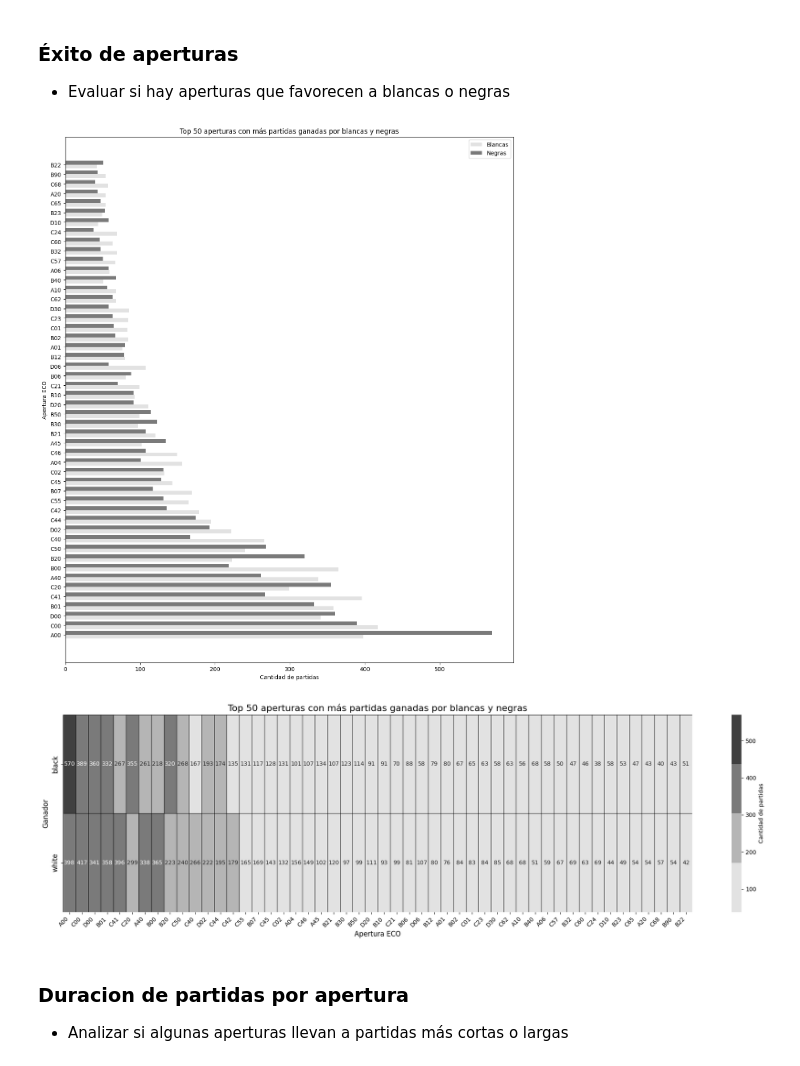
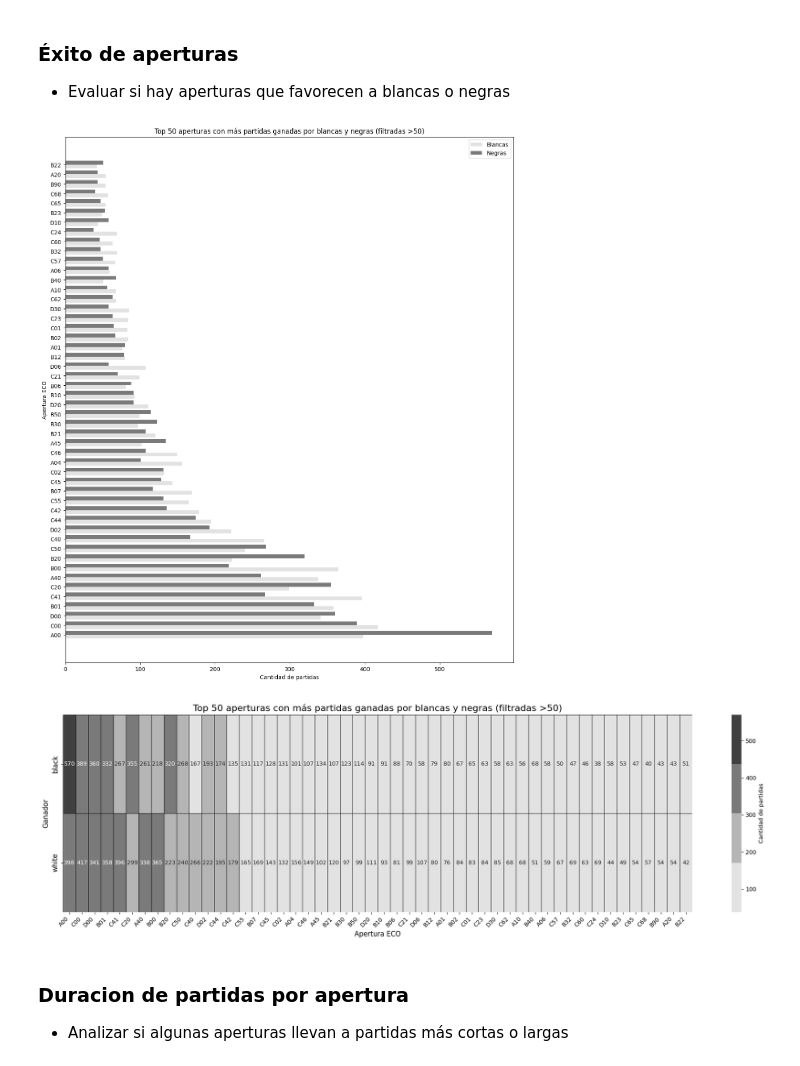
Before and after one commit to bernacode/chess-data-analysis, a Jupyter notebook: notebooks/01_exploracion.ipynb, the cells around one changed output. Drawn from its saved outputs; the diff is of its cells as text; code cells hidden in the pictures.

```diff
--- a/notebooks/01_exploracion.ipynb
+++ b/notebooks/01_exploracion.ipynb
@@ -7,9 +7,8 @@ import matplotlib.dates as mdates
 import seaborn as sns
 import scipy as stats
 
-# Definir rutas relativas (notebook está en /notebooks)
 BASE_DIR = Path('..')
-DATA_DIR = BASE_DIR / 'data' / 'raw'
+DATA_DIR = BASE_DIR / 'data'
 df = pd.read_csv(DATA_DIR / 'games.csv')
 
 df.head()
@@ -223,6 +243,9 @@ plt.show()
 # %% [markdown]
 - ¿Cómo se distribuyen las partidas a lo largo del tiempo (created_at)? ¿Hay temporadas de mayor actividad?
 # %%
+df["created_at"] = pd.to_datetime(df["created_at"], errors='coerce', unit='ms')
+df["last_move_at"] = pd.to_datetime(df["last_move_at"], errors='coerce', unit='ms')
+
 df_date = df["created_at"].dt.date.value_counts().sort_index()
 df_date = df_date.reset_index()
 df_date.head()
@@ -578,13 +608,18 @@ plt.show()
 # %%
 filtro = df["winner"] != "draw"
 
+# Filtrar aperturas con más de 50 partidas
+eco_counts = df['opening_eco'].value_counts()
+eco_filtered = eco_counts[eco_counts > 50].index
+df_filtered = df[df['opening_eco'].isin(eco_filtered)]
+
 tabla_cruzada = pd.crosstab(
-    df.loc[filtro, "winner"],
-    df.loc[filtro, "opening_eco"]
+    df_filtered.loc[filtro, "winner"],
+    df_filtered.loc[filtro, "opening_eco"]
 )
 # %%
-top_50_aperturas = tabla_cruzada.sum(axis=0).sort_values(ascending=False).head(50).index
-tabla_top50 = tabla_cruzada[top_50_aperturas]
+top_aperturas = tabla_cruzada.sum(axis=0).sort_values(ascending=False).head(50).index
+tabla_top50 = tabla_cruzada[top_aperturas]
 
 colores = {"white": greys_palette[0], "black": greys_palette[2]}
 y = np.arange(len(tabla_top50.columns))
@@ -596,7 +631,7 @@ ax.barh(y + height/2, tabla_top50.loc["black"], height, color=colores["black"],
 
 ax.set_ylabel("Apertura ECO")
 ax.set_xlabel("Cantidad de partidas")
-ax.set_title("Top 50 aperturas con más partidas ganadas por blancas y negras")
+ax.set_title("Top 50 aperturas con más partidas ganadas por blancas y negras (filtradas >50)")
 ax.set_yticks(y)
 ax.set_yticklabels(tabla_top50.columns)
 
@@ -605,31 +640,31 @@ ax.legend()
 plt.tight_layout()
 plt.show()
 # %% [output]
-[figure, old version]
+[figure, new version]
 # %%
 top_50_aperturas = tabla_cruzada.sum(axis=0).sort_values(ascending=False).head(50).index
 tabla_top50 = tabla_cruzada[top_50_aperturas]
 
 plt.figure(figsize=(20,6))
 
 sns.heatmap(
     tabla_top50,
     annot=True,
     fmt="d",
     cmap=greys_palette,
     linewidths=0.5,
     linecolor="black",
     cbar_kws={'label': 'Cantidad de partidas'})
 
 plt.xticks(rotation=45, ha="right", fontsize=10)
 plt.yticks(fontsize=12)
-plt.title("Top 50 aperturas con más partidas ganadas por blancas y negras", fontsize=16)
+plt.title("Top 50 aperturas con más partidas ganadas por blancas y negras (filtradas >50)", fontsize=16)
 plt.xlabel("Apertura ECO", fontsize=12)
 plt.ylabel("Ganador", fontsize=12)
 plt.tight_layout()
 plt.show()
 # %% [output]
-[figure, old version]
+[figure, new version]
 # %% [markdown]
 ### Duracion de partidas por apertura
 
```
Also changed, not shown: parts of 25 cells of this notebook.
